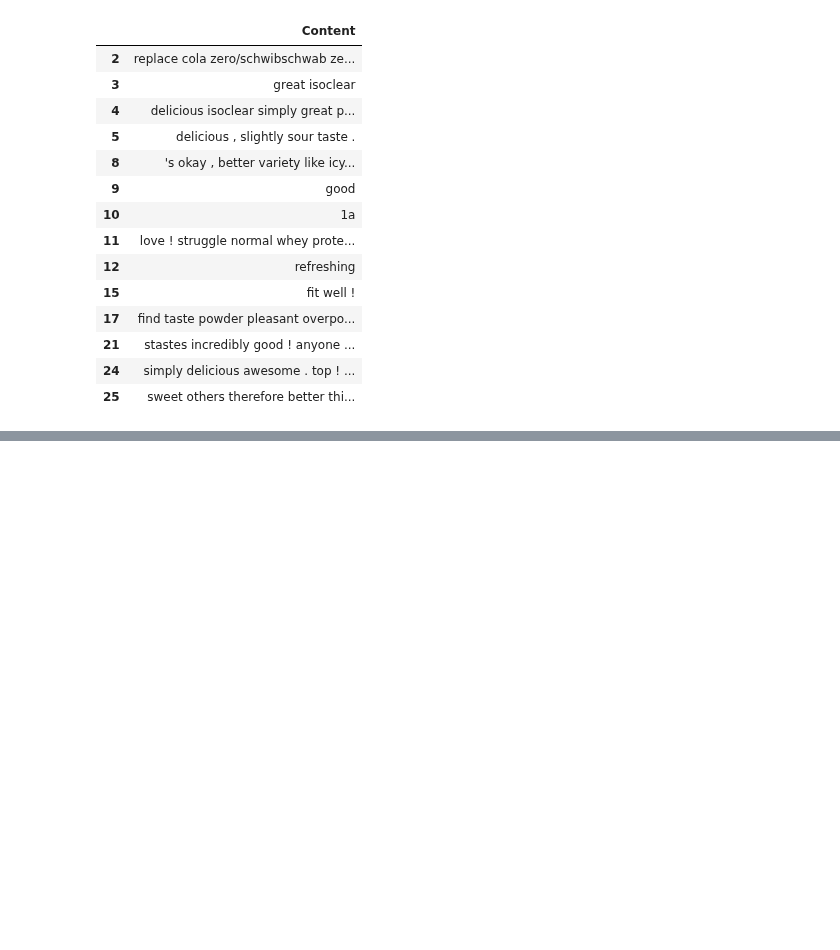
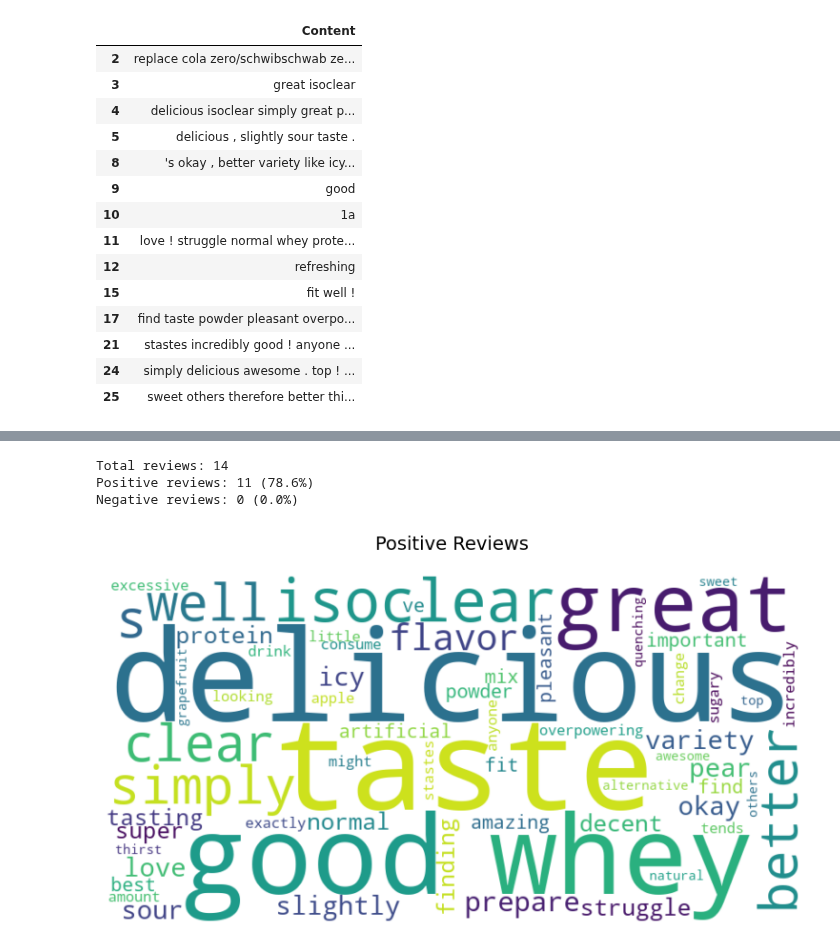
Before and after one commit to idiazco/scrapping_and_sentiment_analysis_little_practice, a Jupyter notebook: sentiment_analysis.ipynb, the cells around one changed output, grey strips where cells are left out. Cells and saved outputs as stored; diff of their text form; code cells hidden in the pictures; blank space fills up the shorter version.

```diff
--- a/sentiment_analysis.ipynb
+++ b/sentiment_analysis.ipynb
@@ -62,3 +66,22 @@ reviewsText
 | 21 | stastes incredibly good ! anyone ... |
 | 24 | simply delicious awesome . top ! ... |
 | 25 | sweet others therefore better thi... |
+# %%
+# noew let's analyze the sentiment of the words
+analyzer = SentimentIntensityAnalyzer()
+'''this way we will obtain a dictionary with four keys: neg, neu, pos, and compound'''
+# neg = negative sentiment score (between 0 and 1)
+# neu = neutral sentiment score (between 0 and 1)
+# pos = positive sentiment score (between 0 and 1)
+# compound = overall sentiment (between -1 and 1)
+def get_sentiment(text):
+    scores = analyzer.polarity_scores(text)
+    return scores
+# %%
+reviewsText["sentiment"] = reviewsText["Content"].apply(get_sentiment)
+reviewsText = pd.concat([
+    reviewsText.drop("sentiment", axis=1),
+    reviewsText["sentiment"].apply(pd.Series)
+], axis = 1)
+
+reviewsText
@@ -64,0 +104,37 @@ reviewsText
+# %%
+# Print summary statistics with proper f-strings
+print(f"Total reviews: {len(reviewsText)}")
+print(f"Positive reviews: {len(reviewsText[reviewsText['compound'] > 0])} ({(len(reviewsText[reviewsText['compound'] > 0])/len(reviewsText)*100):.1f}%)")
+print(f"Negative reviews: {len(reviewsText[reviewsText['compound'] < 0])} ({(len(reviewsText[reviewsText['compound'] < 0])/len(reviewsText)*100):.1f}%)")
+# %% [output]
+Total reviews: 14
+Positive reviews: 11 (78.6%)
+Negative reviews: 0 (0.0%)
+# %%
+# Filter positive/negative reviews
+positive_text = " ".join(reviewsText[reviewsText['compound'] > 0]['Content'])
+negative_text = " ".join(reviewsText[reviewsText['compound'] < 0]['Content'])
+# %%
+# Generate word clouds
+wordcloud_pos = WordCloud(width=800, height=400, background_color='white').generate(positive_text)
+# wordcloud_neg = WordCloud(width=800, height=400, background_color='black').generate(negative_text)
+
+# Plot
+plt.figure(figsize=(15, 7))
+
+# Positive word cloud
+plt.subplot(1, 2, 1)
+plt.imshow(wordcloud_pos, interpolation='bilinear')
+plt.title('Positive Reviews', fontsize=14, pad=20)  # Fixed title formatting
+plt.axis('off')
+
+# Negative word cloud
+# plt.subplot(1, 2, 2)
+# plt.imshow(wordcloud_neg, interpolation='bilinear')
+# plt.title('Negative Reviews', fontsize=14, pad=20)  # Fixed title formatting
+# plt.axis('off')
+
+plt.tight_layout()
+plt.show()
+# %% [output]
+[figure, added]
```
Also changed, not shown: parts of 7 cells of this notebook.
